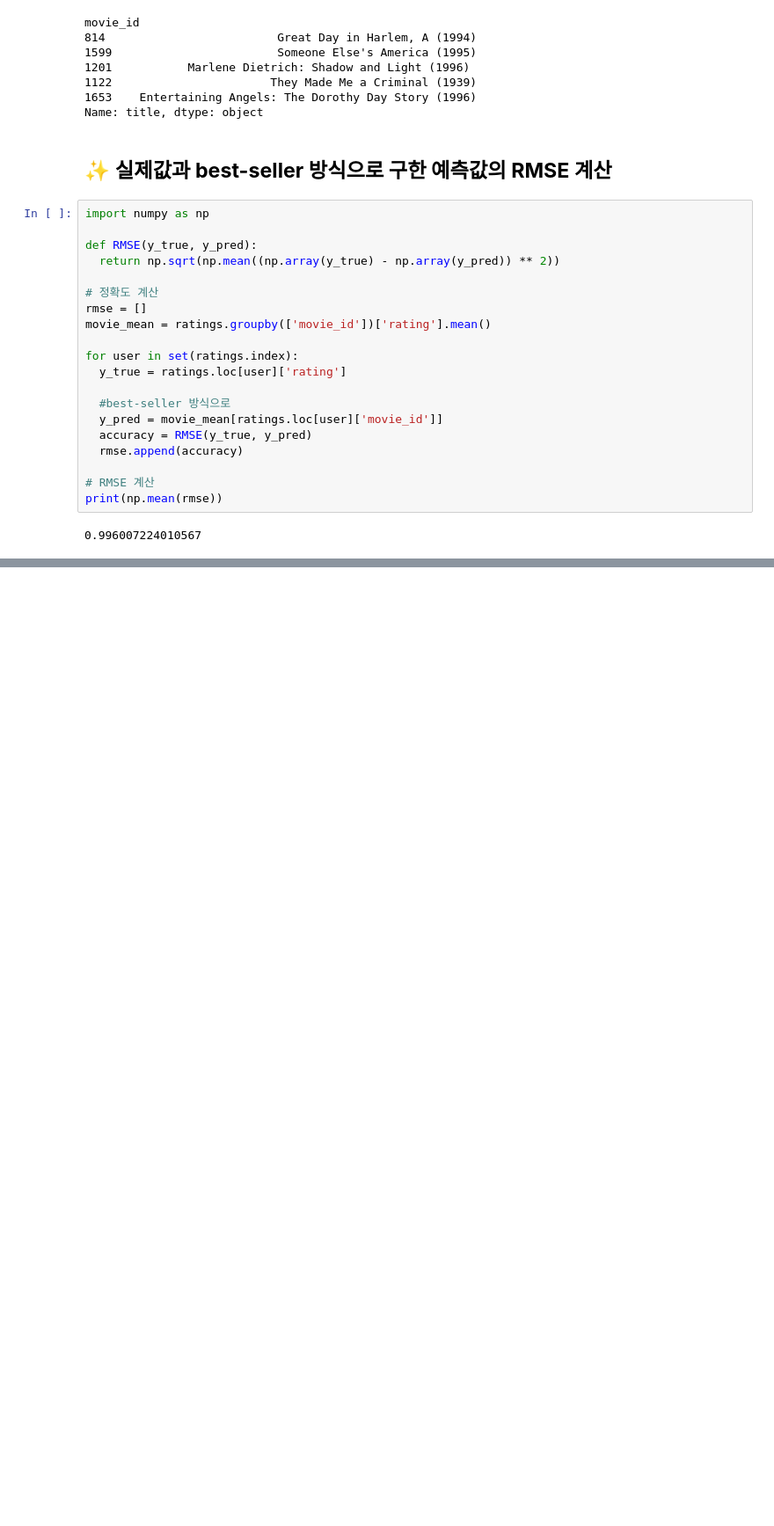
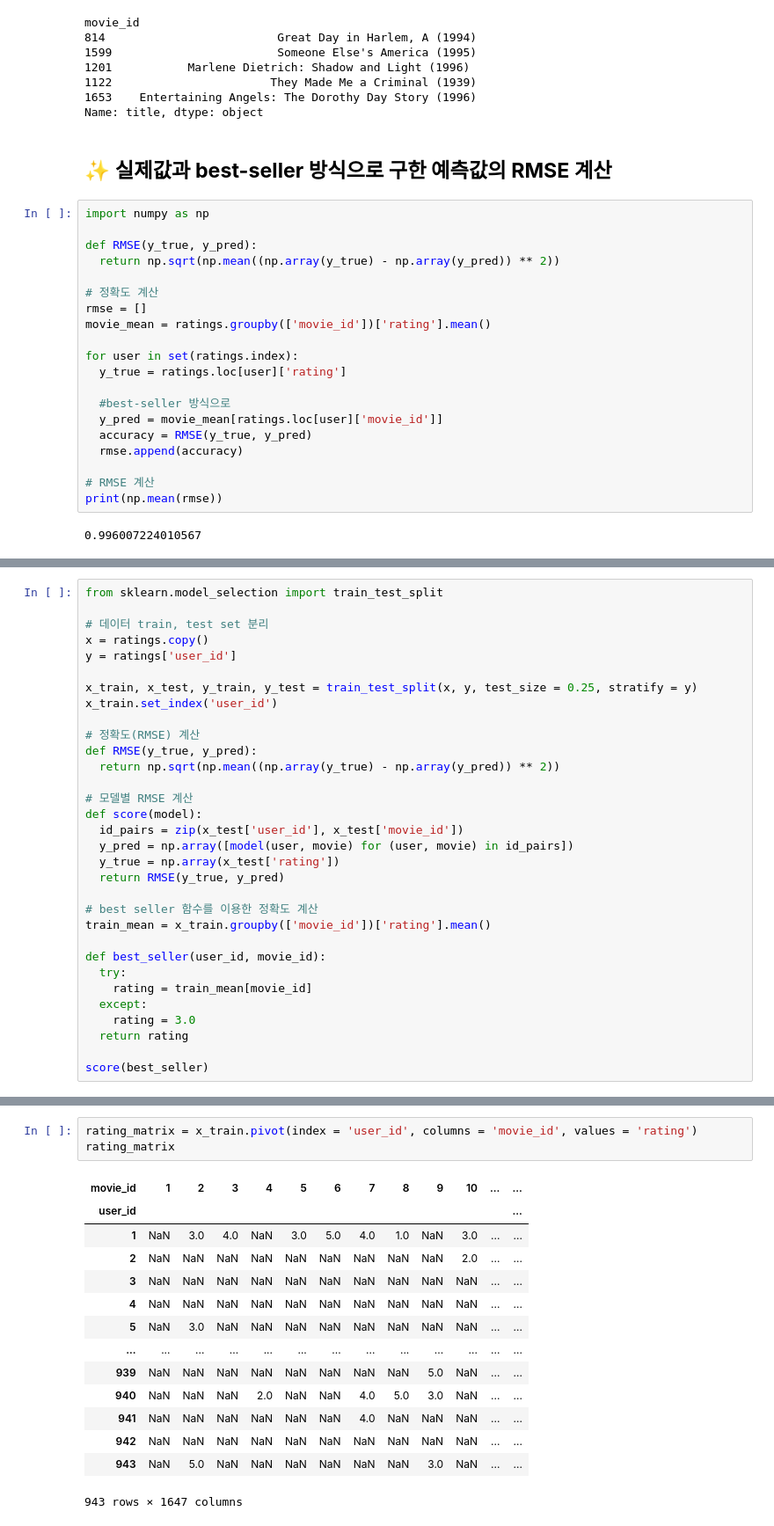
Before and after one commit to soaeng/recomSys, a Jupyter notebook: DataFrame.ipynb, the cells around one changed output, grey strips where cells are left out. Shown at 88% size. Cells and saved outputs as stored; diff of their text form; blank space fills up the shorter version.

```diff
--- a/DataFrame.ipynb
+++ b/DataFrame.ipynb
@@ -107,0 +136,32 @@ print(np.mean(rmse))
+# %%
+from sklearn.model_selection import train_test_split
+
+# 데이터 train, test set 분리
+x = ratings.copy()
+y = ratings['user_id']
+
+x_train, x_test, y_train, y_test = train_test_split(x, y, test_size = 0.25, stratify = y)
+x_train.set_index('user_id')
+
+# 정확도(RMSE) 계산
+def RMSE(y_true, y_pred):
+  return np.sqrt(np.mean((np.array(y_true) - np.array(y_pred)) ** 2))
+
+# 모델별 RMSE 계산
+def score(model):
+  id_pairs = zip(x_test['user_id'], x_test['movie_id'])
+  y_pred = np.array([model(user, movie) for (user, movie) in id_pairs])
+  y_true = np.array(x_test['rating'])
+  return RMSE(y_true, y_pred)
+
+# best seller 함수를 이용한 정확도 계산
+train_mean = x_train.groupby(['movie_id'])['rating'].mean()
+
+def best_seller(user_id, movie_id):
+  try:
+    rating = train_mean[movie_id]
+  except:
+    rating = 3.0
+  return rating
+
+score(best_seller)
@@ -107,0 +206,18 @@ print(np.mean(rmse))
+# %%
+rating_matrix = x_train.pivot(index = 'user_id', columns = 'movie_id', values = 'rating')
+rating_matrix
+# %% [output]
+| movie_id | 1 | 2 | 3 | 4 | 5 | 6 | 7 | 8 | 9 | 10 | ... | ... |
+| user_id |  |  |  |  |  |  |  |  |  |  |  | ... |
+| 1 | NaN | 3.0 | 4.0 | NaN | 3.0 | 5.0 | 4.0 | 1.0 | NaN | 3.0 | ... | ... |
+| 2 | NaN | NaN | NaN | NaN | NaN | NaN | NaN | NaN | NaN | 2.0 | ... | ... |
+| 3 | NaN | NaN | NaN | NaN | NaN | NaN | NaN | NaN | NaN | NaN | ... | ... |
+| 4 | NaN | NaN | NaN | NaN | NaN | NaN | NaN | NaN | NaN | NaN | ... | ... |
+| 5 | NaN | 3.0 | NaN | NaN | NaN | NaN | NaN | NaN | NaN | NaN | ... | ... |
+| ... | ... | ... | ... | ... | ... | ... | ... | ... | ... | ... | ... | ... |
+| 939 | NaN | NaN | NaN | NaN | NaN | NaN | NaN | NaN | 5.0 | NaN | ... | ... |
+| 940 | NaN | NaN | NaN | 2.0 | NaN | NaN | 4.0 | 5.0 | 3.0 | NaN | ... | ... |
+| 941 | NaN | NaN | NaN | NaN | NaN | NaN | 4.0 | NaN | NaN | NaN | ... | ... |
+| 942 | NaN | NaN | NaN | NaN | NaN | NaN | NaN | NaN | NaN | NaN | ... | ... |
+| 943 | NaN | 5.0 | NaN | NaN | NaN | NaN | NaN | NaN | 3.0 | NaN | ... | ... |
+943 rows × 1647 columns
```
Also changed, not shown: parts of 10 cells of this notebook.
